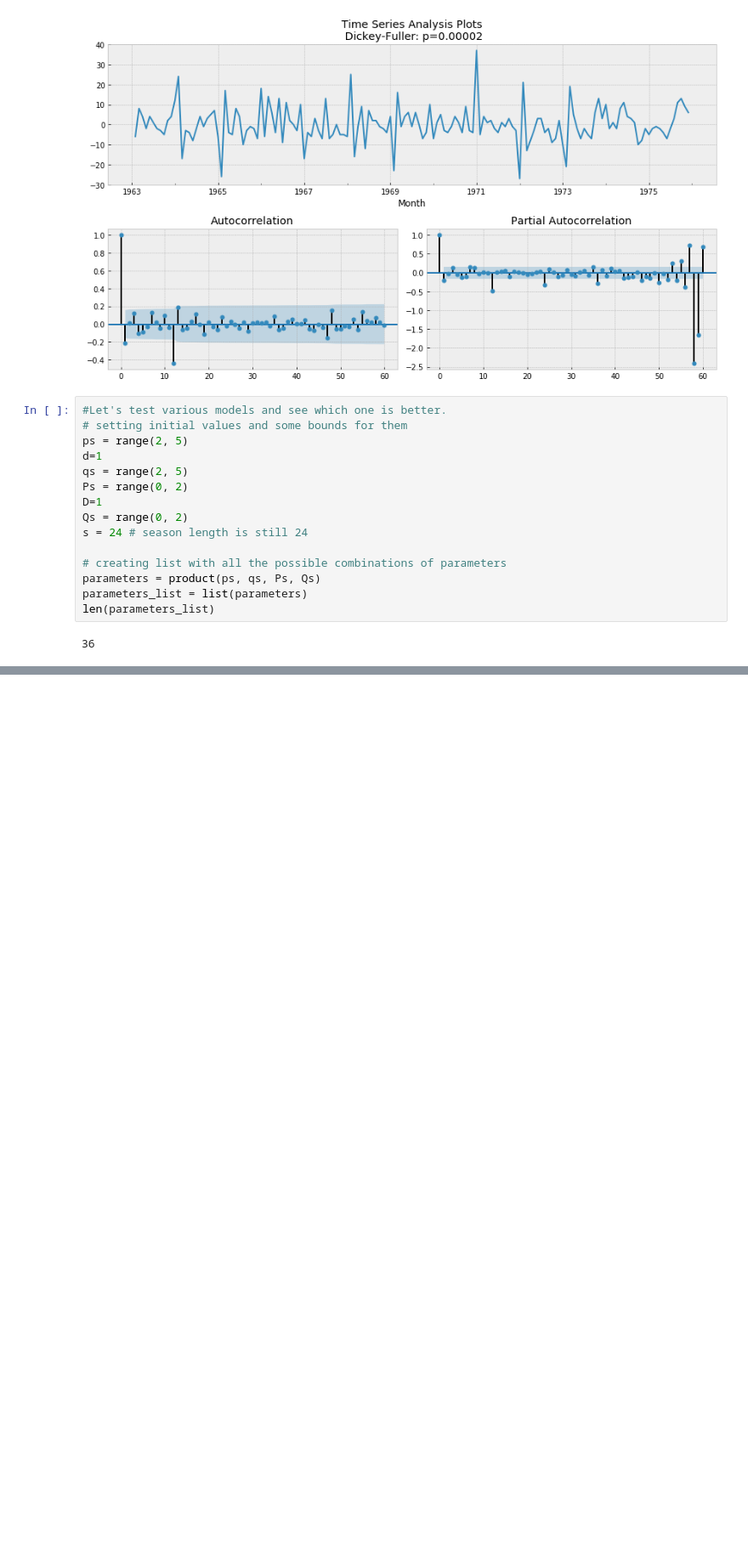
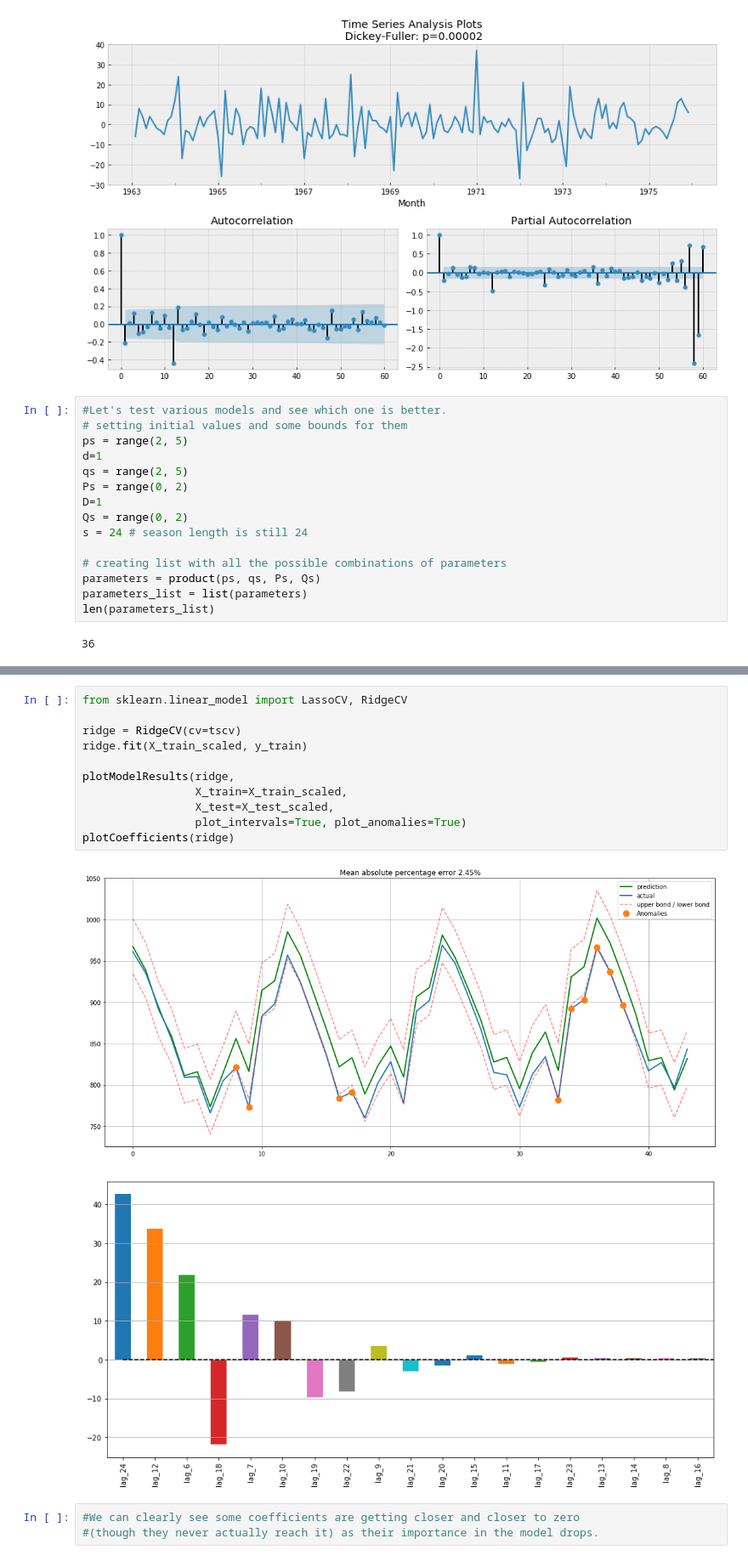
Before and after one commit to eunique96/CS4404_Machine_Learning_Project, a Jupyter notebook: MMP_Forecast_Final.ipynb, the cells around one changed output, grey strips where cells are left out. Shown at 85% size. Saved outputs shown, nothing was run; the diff lists cells and outputs as text; blank space fills up the shorter version.

```diff
--- a/MMP_Forecast_Final.ipynb
+++ b/MMP_Forecast_Final.ipynb
@@ -710,0 +942,17 @@ NameError: name 'result_table' is not defined
+# %%
+from sklearn.linear_model import LassoCV, RidgeCV
+
+ridge = RidgeCV(cv=tscv)
+ridge.fit(X_train_scaled, y_train)
+
+plotModelResults(ridge,
+                 X_train=X_train_scaled,
+                 X_test=X_test_scaled,
+                 plot_intervals=True, plot_anomalies=True)
+plotCoefficients(ridge)
+# %% [output]
+[figure, added]
+[figure, added]
+# %%
+#We can clearly see some coefficients are getting closer and closer to zero
+#(though they never actually reach it) as their importance in the model drops.
```
Also changed, not shown: parts of 30 cells of this notebook.
